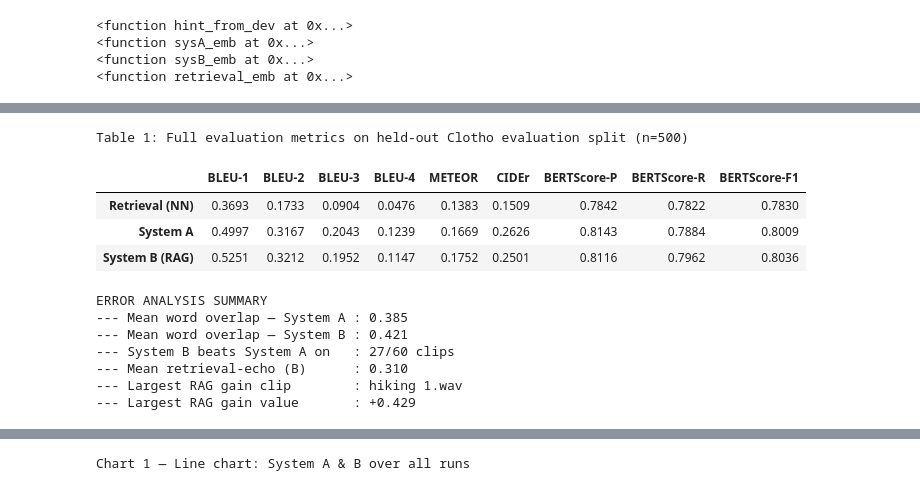
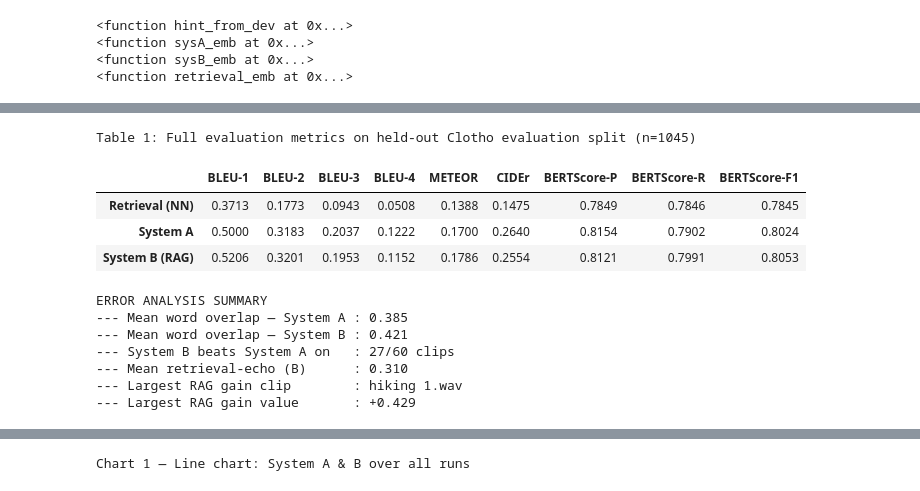
Before and after one commit to annhmartin/ML-audio, a Jupyter notebook: Untitled0.ipynb, the cells around one changed output, grey strips where cells are left out. Saved outputs shown, nothing was run; the diff lists cells and outputs as text; code cells hidden in the pictures.

```diff
--- a/Untitled0.ipynb
+++ b/Untitled0.ipynb
@@ -1068,16 +1011,31 @@ eval_name_to_row = {n:i for i,n in enumerate(eval_names)}
 # %% [output]
 Loaded cached eval embeddings: (1045, 512)
 # %%
-# @title caption functions for held-out clips (System B retrieves from DEV)
+# @title caption functions for held-out clips
+# (System B retrieves from DEV)
+# Retrieval baseline is created here
+
+#Four inference functions that are used for evaluating
+  # 1) hint_from_dev
+  # 2) sysA_emb
+  # 3) sysB_emb
+  # 4) retrieval_emb
+
+# From the training FAISS index gives the formatted hint string and the neighbors
+  # this is for retrieval-echo implementation
+def hint_from_dev(emb_vec, k=3):
+    v = emb_vec.astype('float32').copy(); v = v/(np.linalg.norm(v)+1e-9)
 def hint_from_dev(emb_vec, k=3):
     v = emb_vec.astype('float32').copy(); v = v/(np.linalg.norm(v)+1e-9)
     D,I = full_index.search(v.reshape(1,-1), k)
     neigh = [all_names[j] for j in I[0]][:k]
     return 'Similar sounds: ' + ' '.join(cap.loc[nm, cap_cols[0]] for nm in neigh) + ' Caption:', neigh
 
-def sysA_emb(emb_vec):                       # audio only
+#separates the embedding input from the function implementation
+def sysA_emb(emb_vec):  # audio only essentially
     return caption_for(emb_vec)
 
+#gets all of System B, like every part of it; inference function defined as well for B
 @torch.no_grad()
 def sysB_emb(emb_vec, max_len=30):
     rag_model.eval()
@@ -1121,6 +1079,7 @@ def sysB_emb(emb_vec, max_len=30):
 
     return tok.decode(out[0], skip_special_tokens=True).strip()
 
+# the baseline that just returns nesarest clip captions w/o generation
 def retrieval_emb(emb_vec):
     _, neigh = hint_from_dev(emb_vec, k=1)
     return cap.loc[neigh[0], cap_cols[0]]
@@ -1356,42 +1334,34 @@ CLIP : Marketing Car Churros.wav
 # %%
-# @title STAGE 6 comparison table
-import pandas as pd
+# @title STAGE 6 comparison table - if the evaluation is changed from 1045, upate here
 
 df_results = pd.DataFrame(results).T[['BLEU-1','BLEU-2','BLEU-3','BLEU-4','METEOR','CIDEr']]
 df_results.index.name = 'System'
 
 def highlight_best(col):
     is_best = col == col.max()
     return ['font-weight: bold' if v else '' for v in is_best]
 
 # merge BERTScore into the comparison table
 df_bert = pd.DataFrame(bert_results).T
 df_combined = pd.concat([df_results, df_bert], axis=1)
+
 display(df_combined.style.apply(highlight_best)
         .format('{:.4f}')
-        .set_caption('Table 1: Full evaluation metrics on held-out Clotho evaluation split (n=500)'))
-
-'''
-print('\n=== Error-analysis summary (n=%d clips) ===' % len(df_err))
-print('Mean overlap — System A : %.3f' % df_err.oa.mean())
-print('Mean overlap — System B : %.3f' % df_err.ob.mean())
-print('System B beats System A : %d/%d clips' % ((df_err.b_gain>0).sum(), len(df_err)))
-print('Mean retrieval-echo (B) : %.3f' % df_err.echo.mean())
-''' # this was throwing an error so I changed it to this below
+        .set_caption('Table 1: Full evaluation metrics on held-out Clotho evaluation split (n=1045)'))
 
 print('\nERROR ANALYSIS SUMMARY')
 print(f"--- Mean word overlap — System A : {df_err['oa'].mean():.3f}")
 print(f"--- Mean word overlap — System B : {df_err['ob'].mean():.3f}")
 print(f"--- System B beats System A on   : {(df_err['b_gain'] > 0).sum()}/{len(df_err)} clips")
 print(f"--- Mean retrieval-echo (B)      : {df_err['echo'].mean():.3f}")
 print(f"--- Largest RAG gain clip        : {df_err.loc[df_err['b_gain'].idxmax(), 'file']}")
 print(f"--- Largest RAG gain value       : {df_err['b_gain'].max():+.3f}")
 # %% [output]
-Table 1: Full evaluation metrics on held-out Clotho evaluation split (n=500)
+Table 1: Full evaluation metrics on held-out Clotho evaluation split (n=1045)
 |  | BLEU-1 | BLEU-2 | BLEU-3 | BLEU-4 | METEOR | CIDEr | BERTScore-P | BERTScore-R | BERTScore-F1 |
-| Retrieval (NN) | 0.3693 | 0.1733 | 0.0904 | 0.0476 | 0.1383 | 0.1509 | 0.7842 | 0.7822 | 0.7830 |
-| System A | 0.4997 | 0.3167 | 0.2043 | 0.1239 | 0.1669 | 0.2626 | 0.8143 | 0.7884 | 0.8009 |
-| System B (RAG) | 0.5251 | 0.3212 | 0.1952 | 0.1147 | 0.1752 | 0.2501 | 0.8116 | 0.7962 | 0.8036 |
+| Retrieval (NN) | 0.3713 | 0.1773 | 0.0943 | 0.0508 | 0.1388 | 0.1475 | 0.7849 | 0.7846 | 0.7845 |
+| System A | 0.5000 | 0.3183 | 0.2037 | 0.1222 | 0.1700 | 0.2640 | 0.8154 | 0.7902 | 0.8024 |
+| System B (RAG) | 0.5206 | 0.3201 | 0.1953 | 0.1152 | 0.1786 | 0.2554 | 0.8121 | 0.7991 | 0.8053 |
 ERROR ANALYSIS SUMMARY
 --- Mean word overlap — System A : 0.385
 --- Mean word overlap — System B : 0.421
```
Also changed, not shown: parts of 46 cells of this notebook.
